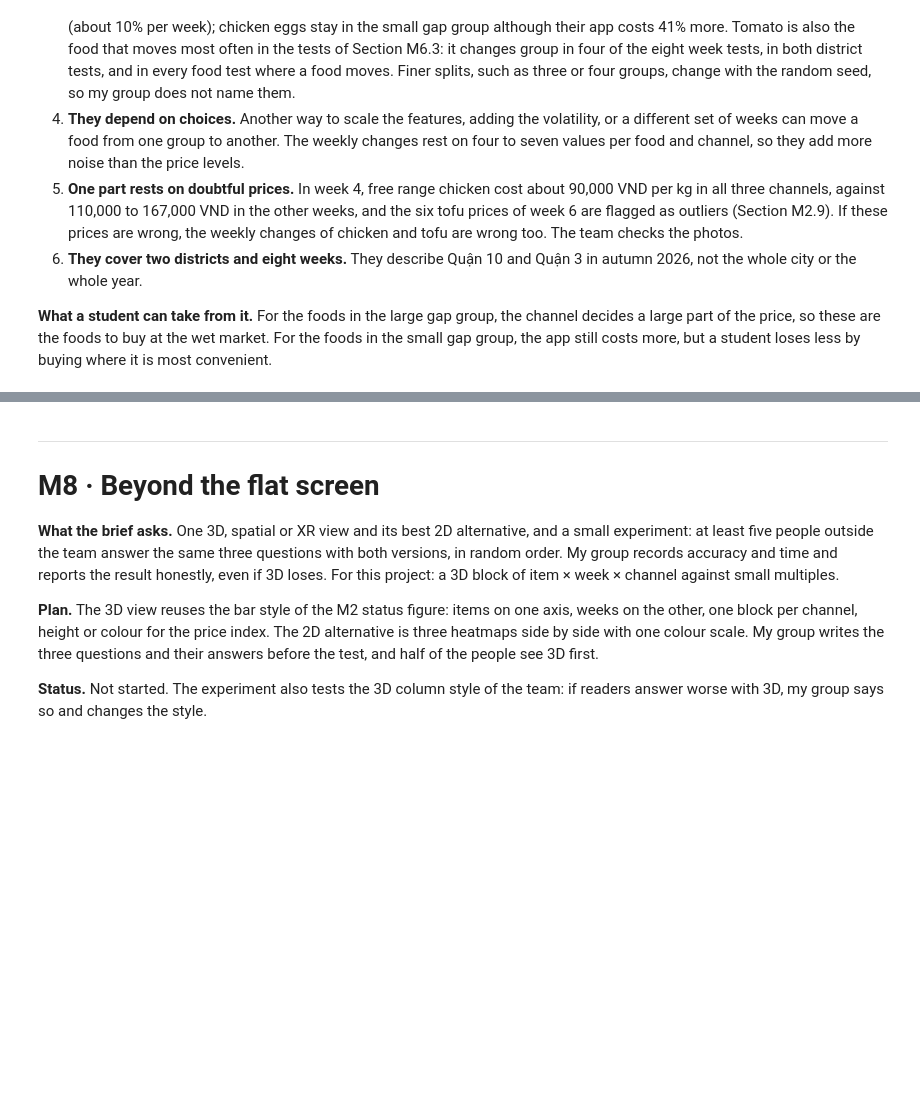
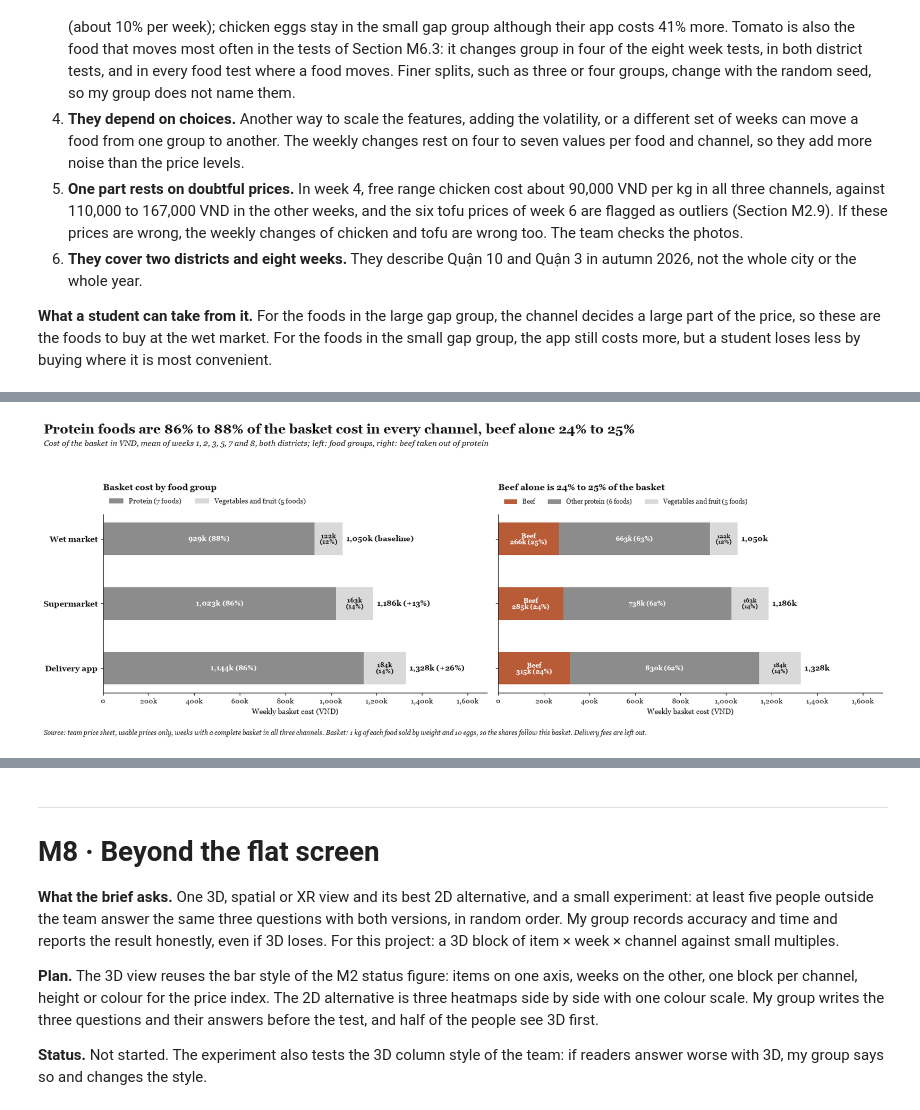
Before and after one commit to hwinhwork-dot/DataViz_Final_P10, a Jupyter notebook: notebooks/P10_Final_Team10.ipynb, the cells around one changed output, grey strips where cells are left out. Drawn from its saved outputs; the diff is of its cells as text; code cells hidden in the pictures; blank space fills up the shorter version.

```diff
--- a/notebooks/P10_Final_Team10.ipynb
+++ b/notebooks/P10_Final_Team10.ipynb
@@ -3262,0 +2994,87 @@ plt.show()
+# %%
+# M7.2b Stacked bars of the basket cost by food group, with the largest food (beef) taken out of protein
+# Uses common_weeks, weeks_txt, basket_item_cost, group_map and top_item from M7.2
+protein_codes = [c for c in basket_item_cost.columns if group_map[c] == "Đạm"]
+veg_codes = [c for c in basket_item_cost.columns if group_map[c] == "Rau củ quả"]
+top_name = ITEM_EN[top_item]
+
+protein_costs = basket_item_cost[protein_codes].sum(axis=1).reindex(CHANNEL_ORDER).to_numpy(float)
+veg_costs = basket_item_cost[veg_codes].sum(axis=1).reindex(CHANNEL_ORDER).to_numpy(float)
+total_costs = protein_costs + veg_costs
+beef_costs = basket_item_cost[top_item].reindex(CHANNEL_ORDER).to_numpy(float)
+other_protein_costs = protein_costs - beef_costs
+
+# The numbers behind the title and the labels
+basket_summary = pd.DataFrame({
+    f"{top_name} (VND)": beef_costs.round(0),
+    "Other protein (VND)": other_protein_costs.round(0),
+    "Vegetables and fruit (VND)": veg_costs.round(0),
+    "Basket (VND)": total_costs.round(0),
+    f"{top_name} share (%)": (beef_costs / total_costs * 100).round(1),
+    "Protein share (%)": (protein_costs / total_costs * 100).round(1),
+    "Premium over the wet market (%)": ((total_costs / total_costs[0] - 1) * 100).round(1),
+}, index=[CHANNEL_EN[ch] for ch in CHANNEL_ORDER])
+display(basket_summary)
+p_lo, p_hi = round((protein_costs / total_costs).min() * 100), round((protein_costs / total_costs).max() * 100)
+b_lo, b_hi = round((beef_costs / total_costs).min() * 100), round((beef_costs / total_costs).max() * 100)
+p_txt = f"{p_lo}%" if p_lo == p_hi else f"{p_lo}% to {p_hi}%"
+b_txt = f"{b_lo}%" if b_lo == b_hi else f"{b_lo}% to {b_hi}%"
+stack_head = f"Protein foods are {p_txt} of the basket cost in every channel, {top_name.lower()} alone {b_txt}"
+print("Protein foods:", len(protein_codes), "| vegetables and fruit:", len(veg_codes))
+print("Title:", stack_head)
+
+fig, (ax1, ax2) = plt.subplots(1, 2, figsize=(15.5, 5.0), sharey=True)
+y_pos = np.arange(len(CHANNEL_ORDER))
+bar_h = 0.50
+XMAX = total_costs.max() * 1.27
+
+
+def part_label(ax, left, width, y, text, fill, size=9):
+    """Write a label inside its bar part; a narrow part gets the share on a second line."""
+    narrow = width < 0.11 * XMAX
+    ax.text(left + width / 2, y, text.replace(" (", "\n(") if narrow else text, ha="center", va="center",
+            color=PAPER if fill in (GREY, HIGHLIGHT) else INK, fontsize=size - 1 if narrow else size,
+            fontweight="bold", linespacing=1.05)
+
+
+# Panel 1: food group totals
+ax1.barh(y_pos, protein_costs, height=bar_h, color=GREY, label=f"Protein ({len(protein_codes)} foods)")
+ax1.barh(y_pos, veg_costs, height=bar_h, left=protein_costs, color=LIGHT, label=f"Vegetables and fruit ({len(veg_codes)} foods)")
+for i, (tot, p_val, v_val) in enumerate(zip(total_costs, protein_costs, veg_costs)):
+    part_label(ax1, 0, p_val, i, f"{fmt_vnd(p_val)} ({p_val / tot:.0%})", GREY)
+    part_label(ax1, p_val, v_val, i, f"{fmt_vnd(v_val)} ({v_val / tot:.0%})", LIGHT)
+    prem = f" ({tot / total_costs[0] - 1:+.0%})" if i > 0 else " (baseline)"
+    ax1.text(tot + 0.01 * XMAX, i, f"{fmt_vnd(tot)}{prem}", ha="left", va="center", color=INK, fontsize=9.5, fontweight="bold")
+ax1.set_yticks(y_pos)
+ax1.set_yticklabels([CHANNEL_EN[ch] for ch in CHANNEL_ORDER], fontsize=10.5, fontweight="bold")
+ax1.set_xlim(0, XMAX)
+ax1.xaxis.set_major_formatter(plt.FuncFormatter(lambda x, _: fmt_vnd(x)))
+ax1.set_xlabel("Weekly basket cost (VND)", fontsize=9.5)
+ax1.set_title("Basket cost by food group", fontsize=11, fontweight="bold", loc="left", pad=32)
+ax1.invert_yaxis()
+ax1.legend(loc="lower left", bbox_to_anchor=(0.0, 1.02), ncol=2, frameon=False, fontsize=9)
+
+# Panel 2: the largest food taken out of protein
+ax2.barh(y_pos, beef_costs, height=bar_h, color=HIGHLIGHT, label=top_name)
+ax2.barh(y_pos, other_protein_costs, height=bar_h, left=beef_costs, color=GREY, label=f"Other protein ({len(protein_codes) - 1} foods)")
+ax2.barh(y_pos, veg_costs, height=bar_h, left=protein_costs, color=LIGHT, label=f"Vegetables and fruit ({len(veg_codes)} foods)")
+for i, (tot, b_val, op_val, v_val) in enumerate(zip(total_costs, beef_costs, other_protein_costs, veg_costs)):
+    part_label(ax2, 0, b_val, i, f"{top_name}\n{fmt_vnd(b_val)} ({b_val / tot:.0%})", HIGHLIGHT, 8.5)
+    part_label(ax2, b_val, op_val, i, f"{fmt_vnd(op_val)} ({op_val / tot:.0%})", GREY, 8.5)
+    part_label(ax2, b_val + op_val, v_val, i, f"{fmt_vnd(v_val)} ({v_val / tot:.0%})", LIGHT, 8.5)
+    ax2.text(tot + 0.01 * XMAX, i, fmt_vnd(tot), ha="left", va="center", color=INK, fontsize=9.5, fontweight="bold")
+ax2.set_xlim(0, XMAX)
+ax2.xaxis.set_major_formatter(plt.FuncFormatter(lambda x, _: fmt_vnd(x)))
+ax2.set_xlabel("Weekly basket cost (VND)", fontsize=9.5)
+ax2.set_title(f"{top_name} alone is {b_txt} of the basket", fontsize=11, fontweight="bold", loc="left", pad=32)
+ax2.legend(loc="lower left", bbox_to_anchor=(0.0, 1.02), ncol=3, frameon=False, fontsize=8.5)
+
+figure_title(fig, stack_head,
+             f"Cost of the basket in VND, mean of weeks {weeks_txt}, both districts; left: food groups, right: {top_name.lower()} taken out of protein",
+             y=1.04)
+note(fig, "Source: team price sheet, usable prices only, weeks with a complete basket in all three channels. "
+          "Basket: 1 kg of each food sold by weight and 10 eggs, so the shares follow this basket. Delivery fees are left out.")
+fig.tight_layout(rect=[0, 0, 1, 0.90])
+save(fig, FIG / "m7_stacked_basket.png")
+plt.show()
+# %% [output]
@@ -3262,0 +3087 @@ plt.show()
+[figure, added]
```
Also changed, not shown: parts of 23 cells of this notebook, 35 other files.
